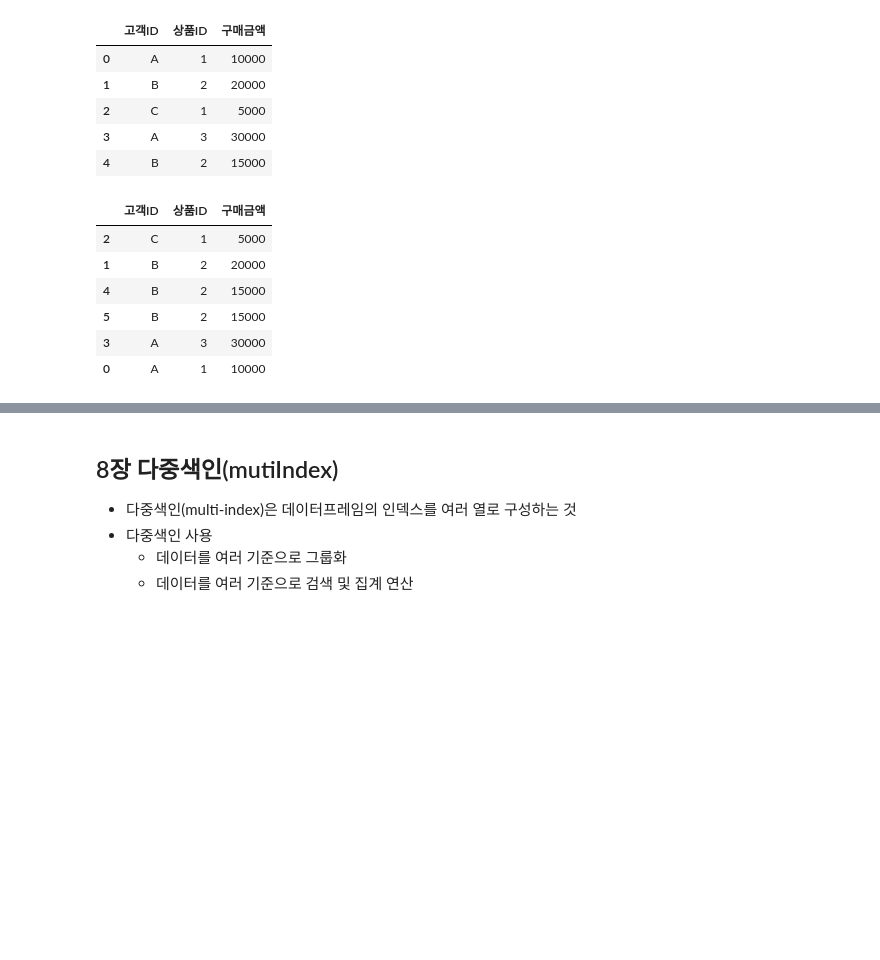
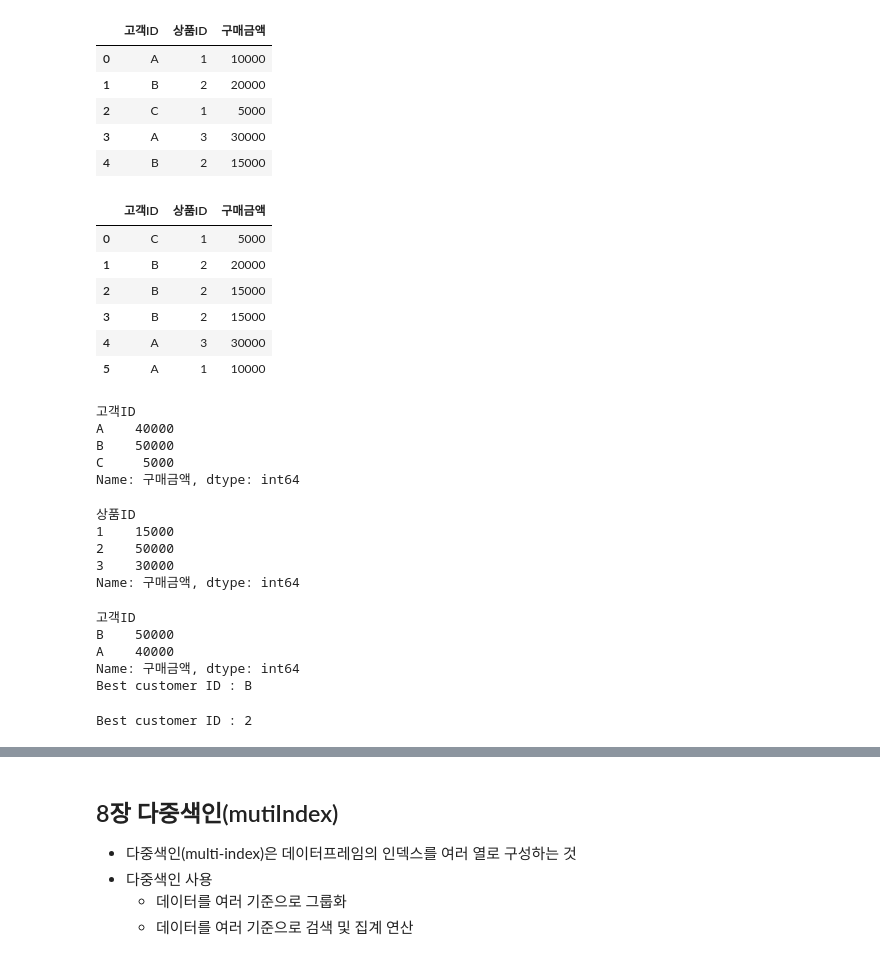
Before and after one commit to Kimtaegi4612/python_basic_3, a Jupyter notebook: data_analysis_05_02_class.ipynb, the cells around one changed output, grey strips where cells are left out. Cells and saved outputs as stored; diff of their text form; code cells hidden in the pictures; blank space fills up the shorter version.

```diff
--- a/data_analysis_05_02_class.ipynb
+++ b/data_analysis_05_02_class.ipynb
@@ -161,23 +169,38 @@ df.drop_duplicates()
 # %%
 # 데이터프레임 정렬하기
 # 1) 고객ID 와 상품ID의 값을 기준으로 데이터프레임의 행을 내림차순으로 정렬하기
-df.sort_values(by=["고객ID", "상품ID"], ascending = False,inplace = True )
+df = df.sort_values(by=["고객ID", "상품ID"], ascending=False)
 df
 
-
 # 2) 데이터프레임의 기존의 인덱스을 변경 또는 재설정하기
-df.reset_index(drop = True)
+df = df.reset_index(drop=True)
 df
 # %% [output]
 |  | 고객ID | 상품ID | 구매금액 |
-| 2 | C | 1 | 5000 |
+| 0 | C | 1 | 5000 |
 | 1 | B | 2 | 20000 |
-| 4 | B | 2 | 15000 |
-| 5 | B | 2 | 15000 |
-| 3 | A | 3 | 30000 |
-| 0 | A | 1 | 10000 |
+| 2 | B | 2 | 15000 |
+| 3 | B | 2 | 15000 |
+| 4 | A | 3 | 30000 |
+| 5 | A | 1 | 10000 |
 # %%
 # 데이터분석하기
-# 1) 고객별 구매 금액 합계를 계산하기
+# 1) 고객별 구매 금액 합계를 계산하여 출력하기
+result = df.groupby(["고객ID"])["구매금액"].sum()
+print(result)
+# %% [output]
+고객ID
+A    40000
+B    50000
+C     5000
+Name: 구매금액, dtype: int64
 # %%
 # 2) 상품별 구매 금액 합계를 계산하기
+result = df.groupby(["상품ID"])["구매금액"].sum()
+print(result)
+# %% [output]
+상품ID
+1    15000
+2    50000
+3    30000
+Name: 구매금액, dtype: int64
@@ -186,2 +207,18 @@ df
+# %%
+# 3) 상위 최우수 고객 2명 필터링하여 출력하기
+result = df.groupby(["고객ID"])["구매금액"].sum().sort_values(ascending = False)
+result = df.groupby(["고객ID"])["구매금액"].sum().sort_values(ascending = False)
+print(result.head(2)) # 2
+print(f"Best customer ID : {result.idxmax()}") # 촤우수 고객 ID 출력
+# %% [output]
+고객ID
+B    50000
+A    40000
+Name: 구매금액, dtype: int64
+Best customer ID : B
 # %%
 # 4) 고객에서 가장 인기있는 상품 찾기
+result = df['상품ID'].value_counts()
+print(f"Best customer ID : {result.idxmax()}") # 촤우수 고객 ID 출력
+# %% [output]
+Best customer ID : 2
```
Also changed, not shown: parts of 39 cells of this notebook, 2 other files.
